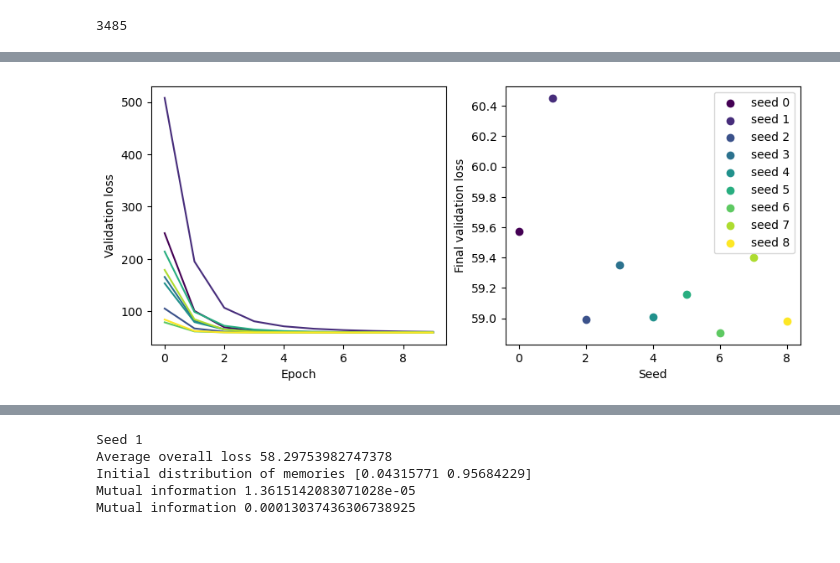
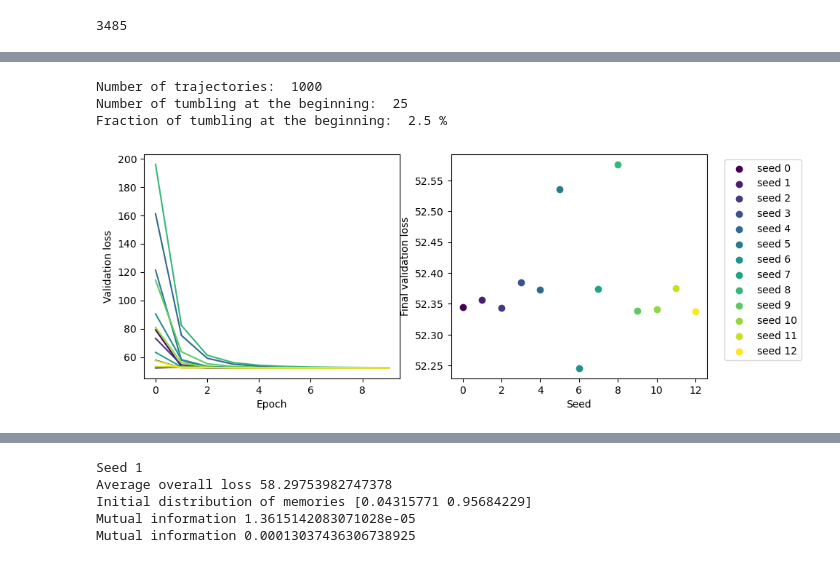
Before and after one commit to giorgionicoletti/InferenceFSCs, a Jupyter notebook: notebooks/data_FSC_checks.ipynb, the cells around one changed output, grey strips where cells are left out. Drawn from its saved outputs; the diff is of its cells as text; code cells hidden in the pictures.

Commit message:
Updated visualization

```diff
--- a/notebooks/data_FSC_checks.ipynb
+++ b/notebooks/data_FSC_checks.ipynb
@@ -149,21 +152,3 @@ cell_indexes = np.unique(df["particle"])
 cell_indexes.size
 # %% [output]
 3485
-# %%
-actions = []
-frames = []
-observations = []
-
-for cell_idx in cell_indexes:
-    cell = df[df["particle"] == cell_idx]
-
-    actions.append(cell["tumbling"].values)
-    frames.append(cell["frame"].values)
-    observations.append(cell["c_norm"].values)
-
-NCutStart = 1000
-NCutEnd = 2000
-
-actions = [actions[i] for i in range(NCutStart, NCutEnd)]
-frames = [frames[i] for i in range(NCutStart, NCutEnd)]
-observations = [observations[i] for i in range(NCutStart, NCutEnd)]
@@ -170,7 +187,9 @@ observations = [observations[i] for i in range(NCutStart, NCutEnd)]
 # %%
+NTraj = 1000
+
 trajectories = []
 
-for i in range(NCutEnd - NCutStart):
+for i in range(NTraj):
     dict_traj = {}
     dict_traj["actions"] = actions[i].astype(int)
     dict_traj["features"] = np.array([np.ones(observations[i].size).astype(np.float32), observations[i].astype(np.float32)])
@@ -186,9 +205,20 @@ plt.show()
+# %%
+first_action = np.array([tr["actions"][0] for tr in trajectories])
+
+print("Number of trajectories: ", len(trajectories))
+print("Number of tumbling at the beginning: ", np.sum(first_action))
+print("Fraction of tumbling at the beginning: ", np.round(np.sum(first_action) / len(trajectories) * 100, 2), "%")
+# %% [output]
+Number of trajectories:  1000
+Number of tumbling at the beginning:  25
+Fraction of tumbling at the beginning:  2.5 %
 # %%
-seeds = [0, 1, 2, 3, 4, 5, 6, 7, 8]
-
+seeds = np.arange(13)
 F = 2
 M = 2
 A = 2
+
+NEpochs = 10
 
 theta_list = []
 psi_list = []
@@ -196,28 +226,30 @@ tloss_list = []
 vloss_list = []
 
 for seed in seeds:
-    par_name = f"../data/parameters/FSC_tofit_M{M}_A{A}_F{F}_seed_{seed}_NTrajs{len(trajectories)}_NCutStart{NCutStart}_NCutEnd{NCutEnd}_"
+    par_names = f"../data/parameters/FSC_M{M}_A{A}_F{F}_seed_{seed}_NEpochs{NEpochs}_NTrajs{len(trajectories)}_MinTrLen{MinTrLen}_MaxTrLen{MaxTrLen}_InitSkip{InitSkip}_"
 
-    theta_list.append(np.load(par_name + "theta.npy"))
-    psi_list.append(np.load(par_name + "psi.npy"))
-    tloss_list.append(np.load(par_name + "tloss.npy"))
-    vloss_list.append(np.load(par_name + "vloss.npy"))
+    params = np.load(par_names + "parameters.npz")
+
+    theta_list.append(params["theta"])
+    psi_list.append(params["psi"])
+    tloss_list.append(params["tloss"])
+    vloss_list.append(params["vloss"])
 # %%
 fig, ax = plt.subplots(1, 2, figsize=(10, 4))
 
 colors = plt.cm.viridis(np.linspace(0, 1, len(seeds)))
 
 for i, vl in enumerate(vloss_list):
     ax[0].plot(vl, c = colors[i], label=f"seed {i}")
     ax[1].scatter(i, vl[-1], color = colors[i], label=f"seed {i}")
 
 ax[0].set_ylabel("Validation loss")
 ax[0].set_xlabel("Epoch")
 
 ax[1].set_ylabel("Final validation loss")
 ax[1].set_xlabel("Seed")
 
-plt.legend()
+plt.legend(bbox_to_anchor=(1.05, 1), loc='upper left')
 plt.show()
 # %% [output]
-[figure, old version]
+[figure, new version]
```
Also changed, not shown: parts of 12 cells of this notebook, 2 other files.
